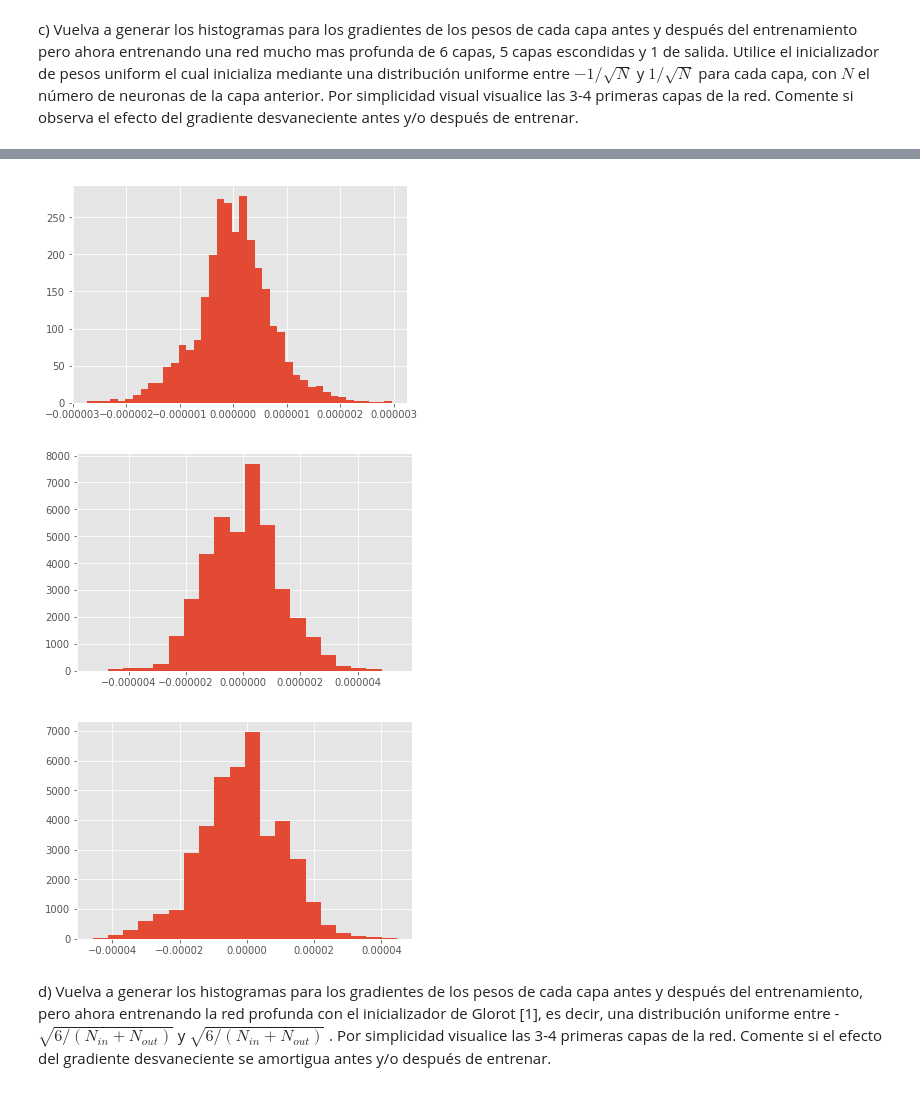
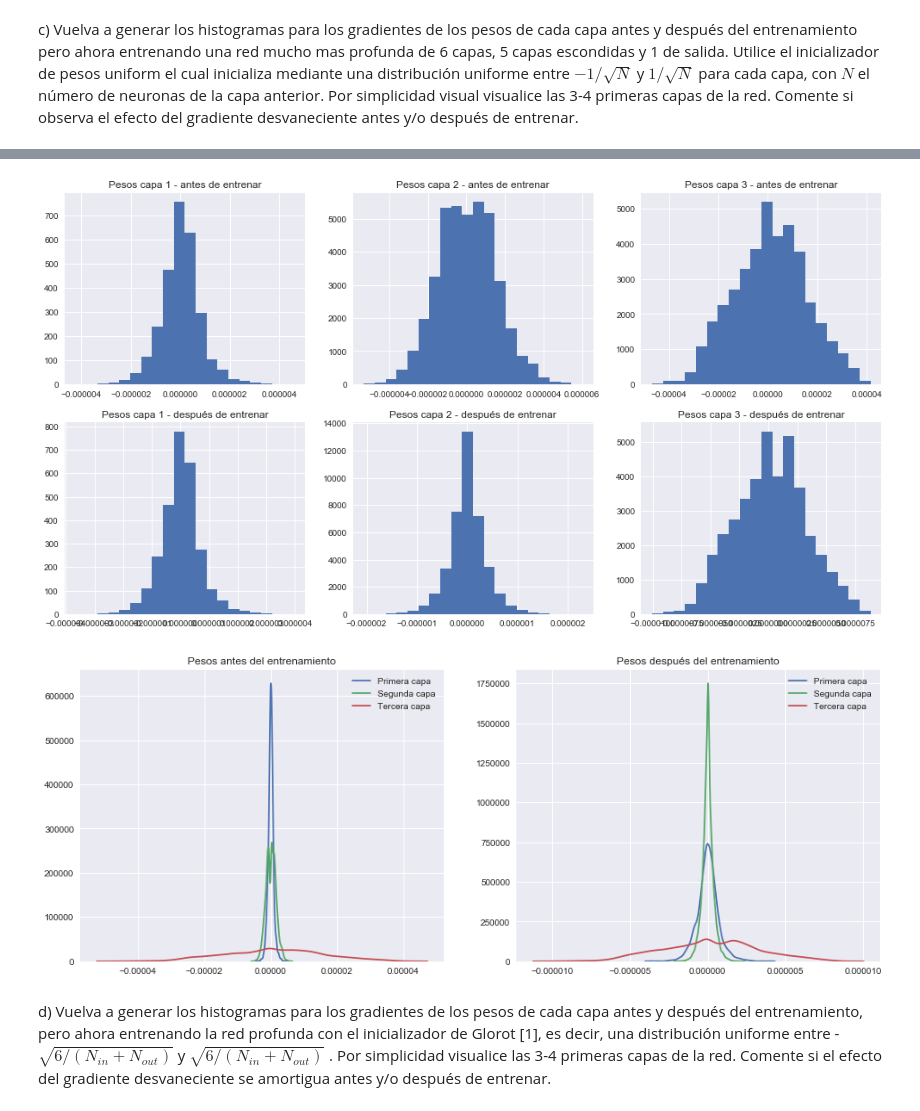
Before and after one commit to MrSutra/NeuralNetworks-1, a Jupyter notebook: Pregunta 2.ipynb, the cells around one changed output, grey strips where cells are left out. Cells and saved outputs as stored; diff of their text form; code cells hidden in the pictures.

```diff
--- a/Pregunta 2.ipynb
+++ b/Pregunta 2.ipynb
@@ -126,9 +122,0 @@ model_6.compile(optimizer=sgd,loss='mean_squared_error')
-# %%
-###calculate gradients
-loss = keras.losses.mean_squared_error(model_6.output,y_train)
-listOfVariableTensors = model_6.trainable_weights
-#We can now calculate the gradients.
-gradients = K.gradients(loss, listOfVariableTensors)
-sess = K.get_session()
-evaluated_gradients_6 = sess.run(gradients,feed_dict={model_6.input:X_train_scaled})
-evaluated_gradients_6 = [gradient/len(y_train) for gradient in evaluated_gradients_6]
@@ -151,26 +122,0 @@ print(evaluated_gradients_6[2])
-# %%
-plt.hist(evaluated_gradients_6[0].flatten(),40)
-#plt.xla
-plt.show()
-# %% [output]
-[figure, removed]
-# %%
-plt.hist(evaluated_gradients_6[2].flatten(),20)
-plt.show()
-# %% [output]
-[figure, removed]
-# %%
-plt.hist(evaluated_gradients_6[4].flatten(),20)
-plt.show()
-# %% [output]
-[figure, removed]
-# %%
-model_6.fit(X_train_scaled, y_train, epochs=300, verbose=0, validation_data=(X_test_scaled, y_test))
-###calculate gradients
-loss = keras.losses.mean_squared_error(model_6.output,y_train)
-listOfVariableTensors = model_6.trainable_weights
-#We can now calculate the gradients.
-gradients = K.gradients(loss, listOfVariableTensors)
-sess = K.get_session()
-evaluated_gradients_out_6 = sess.run(gradients,feed_dict={model_6.input:X_train_scaled})
-evaluated_gradients_out_6 = [gradient/len(y_train) for gradient in evaluated_gradients]
@@ -177,2 +165,11 @@ evaluated_gradients_out_6 = [gradient/len(y_train) for gradient in evaluated_gra
+# %%
+uni_sigm = network('uniform', 'sigmoid')
+m6_bt_fl, m6_bt_sl, m6_bt_tl = w_before_train(uni_sigm)
+m6_at_fl, m6_at_sl, m6_at_tl = w_after_fit(uni_sigm)
+# %%
+plot_all_hist(m6_bt_fl,m6_bt_sl,m6_bt_tl,m6_at_fl,m6_at_sl,m6_at_tl)
+# %% [output]
+[figure, added]
+[figure, added]
 # %% [markdown]
 d) Vuelva a generar los histogramas para los gradientes de los pesos de cada capa antes y después del entrenamiento, pero ahora entrenando la red profunda con el inicializador de Glorot [1], es decir, una distribución uniforme entre -$\sqrt{6/(N_{in}+N_{out})}$ y $\sqrt{6/(N_{in}+N_{out})}$ . Por simplicidad visualice las 3-4 primeras capas de la red. Comente si el efecto del gradiente desvaneciente se amortigua antes y/o después de entrenar.
```
Also changed, not shown: parts of 36 cells of this notebook.
